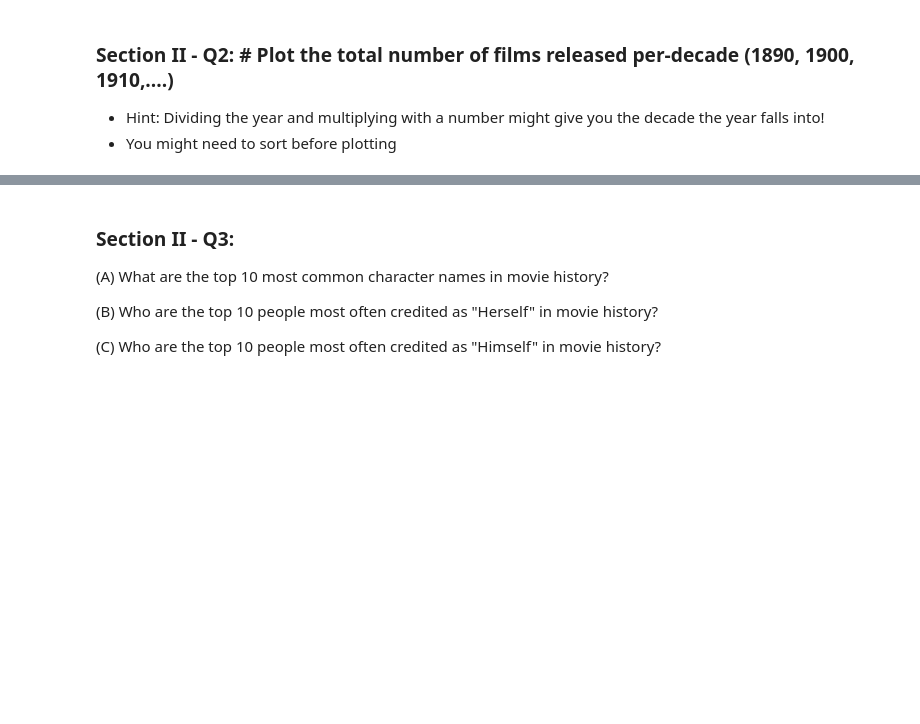
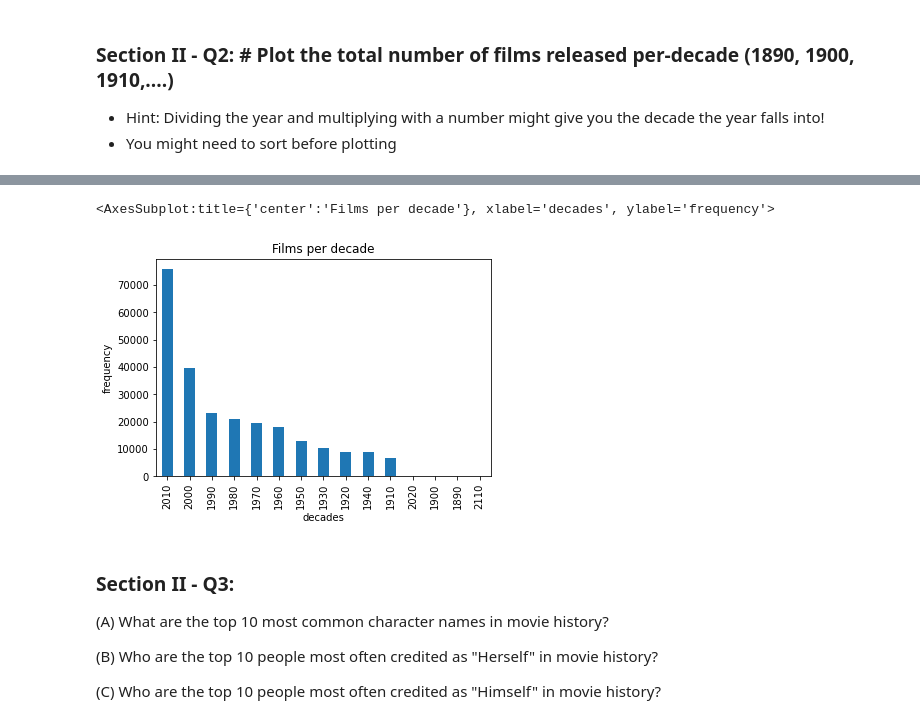
Before and after one commit to springboard-curriculum/mec-mini-projects, a Jupyter notebook: mec-5.3.10-data-wranging-with-pandas-mini-project/Mini_Project_Data_Wrangling_Pandas.ipynb, the cells around one changed output, grey strips where cells are left out. Cells and saved outputs as stored; diff of their text form; code cells hidden in the pictures; blank space fills up the shorter version.

```diff
--- a/mec-5.3.10-data-wranging-with-pandas-mini-project/Mini_Project_Data_Wrangling_Pandas.ipynb
+++ b/mec-5.3.10-data-wranging-with-pandas-mini-project/Mini_Project_Data_Wrangling_Pandas.ipynb
@@ -181,3 +414,7 @@ len(movies[movies.year == 2017])
 (B) List the total number of non-leading roles available from 2000 - present (exclude support cast)
 
 (C) List the total number of support\extra-credit roles available from 2000 - present
+# %%
+sorted_2000_to_present = sorted_cast_by_year.loc['2000':]
+total_leads_2000s = sorted_2000_to_present[sorted_2000_to_present['n'] <= 10.0]
+total_leads_2000s
@@ -183,0 +458,10 @@ len(movies[movies.year == 2017])
+# %%
+n_series = sorted_2000_to_present['n'].isna()
+
+i = 0
+for val in n_series:
+    if (val == True):
+        i += 1
+print("the number of extra/supporting cast:", i)
+
+#sorted_2000_to_present['n'].value_counts() return only unique rows drops duplicate values can't use here
@@ -195,2 +496,5 @@ top_ten.plot(kind='barh')
 # %% [markdown]
 ### Section II - Q1:  Which years in the 2000s saw the most movies released? (Show top 3)
+# %%
+copy = movies.set_index('year').sort_index()
+copy.loc['2000':].value_counts(subset='year')[:3]
@@ -198,3 +508,24 @@ top_ten.plot(kind='barh')
 ### Section II - Q2: # Plot the total number of films released per-decade (1890, 1900, 1910,....)
 - Hint: Dividing the year and multiplying with a number might give you the decade the year falls into!
 - You might need to sort before plotting
+# %%
+list_of_decades = list()
+years = movies['year']
+type(years)
+
+def sort_by_decade(df):
+    list_of_decades = df.sort_values()
+    decades = list()
+    replace = "0"
+    for val in list_of_decades:
+        string = str(val)
+        decade = string[:-1] + replace
+        #print(decade)
+        decades.append(decade)
+    return decades
+
+decades = sort_by_decade(years)
+copy = copy.reset_index()
+copy['decades'] = decades
+copy = copy.set_index(['decades', 'year'])
+copy
@@ -201,3 +547,11 @@ top_ten.plot(kind='barh')
+# %%
+films_per_decade = copy.value_counts(subset='decades')
+
+films_per_decade.plot(kind='bar', use_index=True, title="Films per decade", ylabel="frequency", sort_columns=True)
+#films_per_decade
+# %% [output]
+<AxesSubplot:title={'center':'Films per decade'}, xlabel='decades', ylabel='frequency'>
+[figure, added]
 # %% [markdown]
 ### Section II - Q3:
 
```
Also changed, not shown: parts of 53 cells of this notebook.
